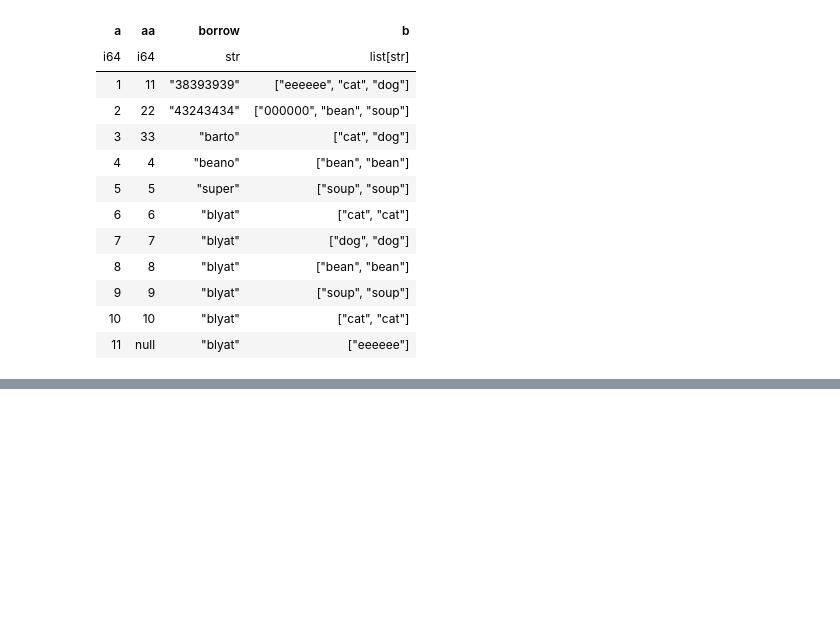
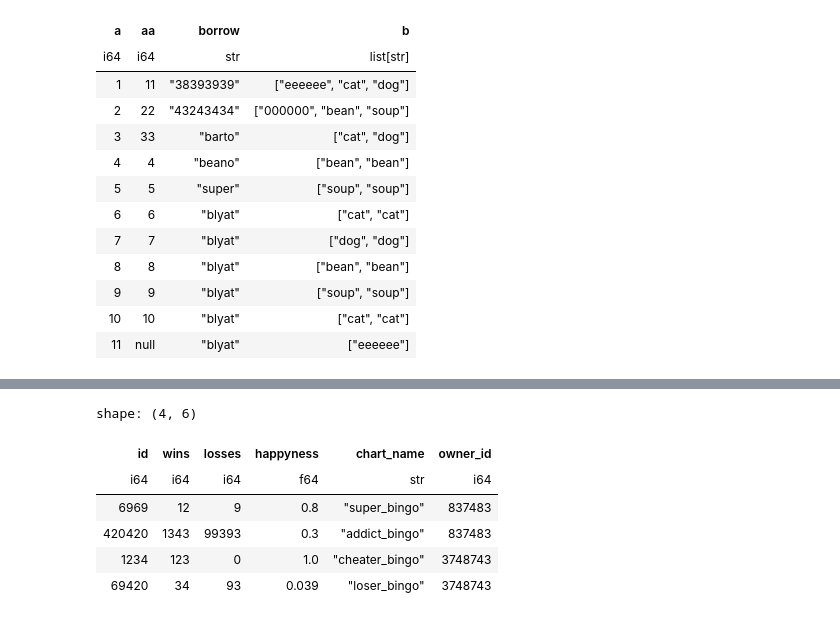
Before and after one commit to WolfEYc/personal-python-sandbox, a Jupyter notebook: notebooks/python_sand.ipynb, the cells around one changed output, grey strips where cells are left out. Cells and saved outputs as stored; diff of their text form; code cells hidden in the pictures; blank space fills up the shorter version.

```diff
--- a/notebooks/python_sand.ipynb
+++ b/notebooks/python_sand.ipynb
@@ -193,0 +271,5 @@ shape: (11, 4)
+# %%
+import json
+
+json_obj = json.loads(file_str)
+json_obj
@@ -193,0 +306,3 @@ shape: (11, 4)
+# %%
+bingos = pl.LazyFrame(json_obj["bingos"])
+bingos.collect()
@@ -193,0 +317,3 @@ shape: (11, 4)
+# %%
+bongos = pl.LazyFrame(json_obj["bongos"])
+bongos.collect()
@@ -193,0 +326,3 @@ shape: (11, 4)
+# %%
+bongos_join_table = bongos.select("bingo_ids", "owner_id").explode("bingo_ids")
+bongos_join_table.collect()
@@ -193,0 +337,11 @@ shape: (11, 4)
+# %%
+bingos_to_bongos = bingos.join(bongos_join_table, left_on="id", right_on="bingo_ids")
+bingos_to_bongos.collect()
+# %% [output]
+shape: (4, 6)
+| id | wins | losses | happyness | chart_name | owner_id |
+| i64 | i64 | i64 | f64 | str | i64 |
+| 6969 | 12 | 9 | 0.8 | "super_bingo" | 837483 |
+| 420420 | 1343 | 99393 | 0.3 | "addict_bingo" | 837483 |
+| 1234 | 123 | 0 | 1.0 | "cheater_bingo" | 3748743 |
+| 69420 | 34 | 93 | 0.039 | "loser_bingo" | 3748743 |
```
Also changed, not shown: parts of 22 cells of this notebook, 2 other files.
